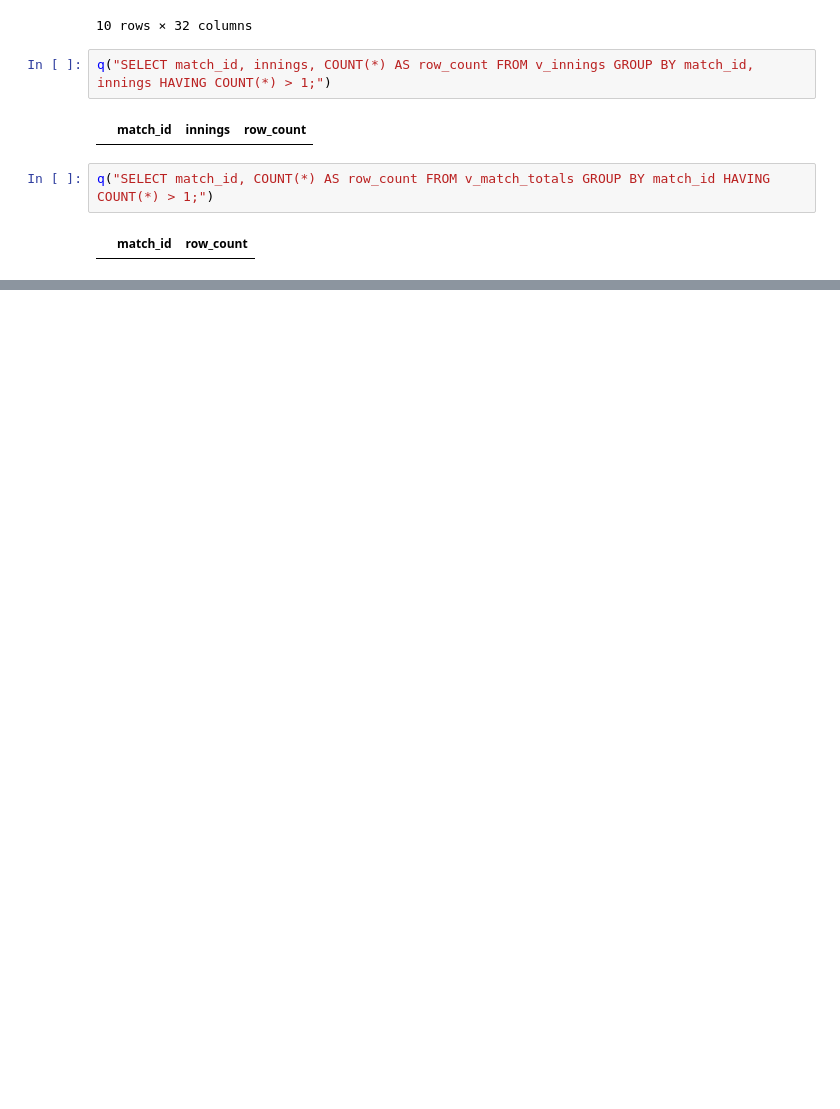
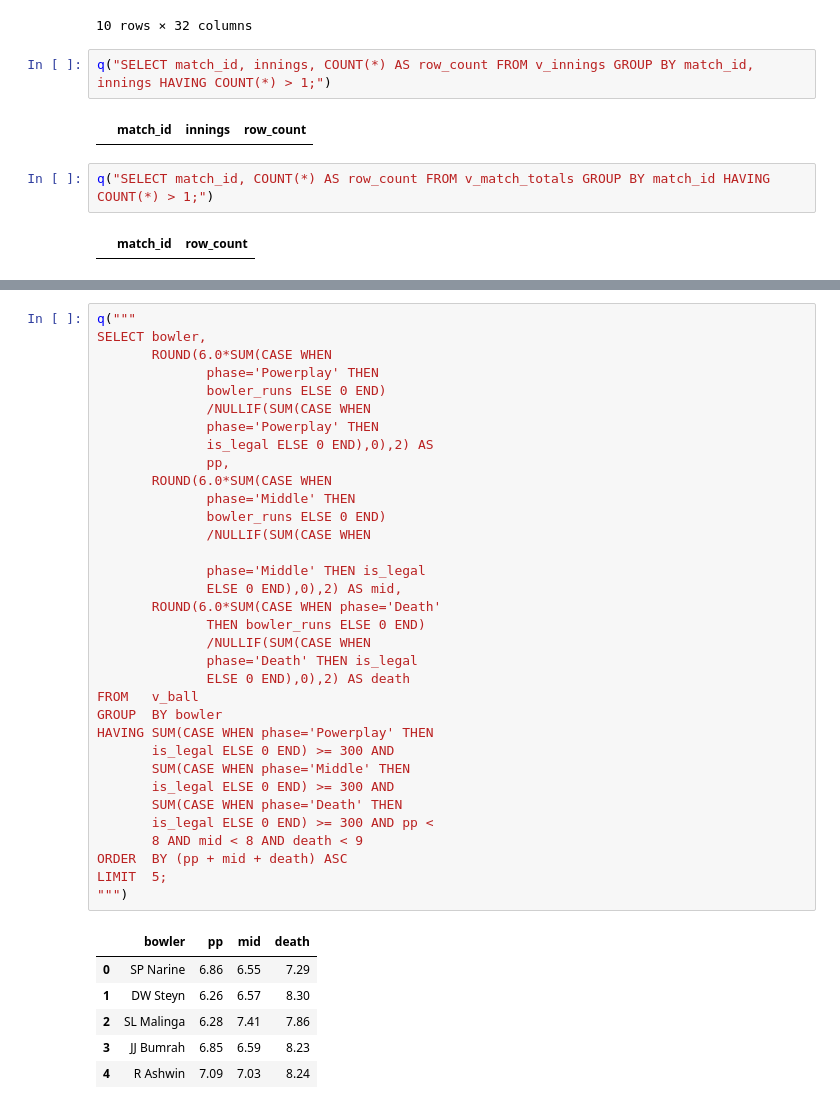
Before and after one commit to muhammednajif/ipl-cricket-analytics, a Jupyter notebook: notebooks/03_analysis.ipynb, the cells around one changed output, grey strips where cells are left out. Saved outputs shown, nothing was run; the diff lists cells and outputs as text; blank space fills up the shorter version.

```diff
--- a/notebooks/03_analysis.ipynb
+++ b/notebooks/03_analysis.ipynb
@@ -73,0 +98,41 @@ q("SELECT match_id, COUNT(*) AS row_count FROM v_match_totals GROUP BY match_id
+# %%
+q("""
+SELECT bowler,
+       ROUND(6.0*SUM(CASE WHEN
+              phase='Powerplay' THEN
+              bowler_runs ELSE 0 END)
+              /NULLIF(SUM(CASE WHEN
+              phase='Powerplay' THEN
+              is_legal ELSE 0 END),0),2) AS
+              pp,
+       ROUND(6.0*SUM(CASE WHEN
+              phase='Middle' THEN
+              bowler_runs ELSE 0 END)
+              /NULLIF(SUM(CASE WHEN
+
+              phase='Middle' THEN is_legal
+              ELSE 0 END),0),2) AS mid,
+       ROUND(6.0*SUM(CASE WHEN phase='Death'
+              THEN bowler_runs ELSE 0 END)
+              /NULLIF(SUM(CASE WHEN
+              phase='Death' THEN is_legal
+              ELSE 0 END),0),2) AS death
+FROM   v_ball
+GROUP  BY bowler
+HAVING SUM(CASE WHEN phase='Powerplay' THEN
+       is_legal ELSE 0 END) >= 300 AND
+       SUM(CASE WHEN phase='Middle' THEN
+       is_legal ELSE 0 END) >= 300 AND
+       SUM(CASE WHEN phase='Death' THEN
+       is_legal ELSE 0 END) >= 300 AND pp <
+       8 AND mid < 8 AND death < 9
+ORDER  BY (pp + mid + death) ASC
+LIMIT  5;
+""")
+# %% [output]
+|  | bowler | pp | mid | death |
+| 0 | SP Narine | 6.86 | 6.55 | 7.29 |
+| 1 | DW Steyn | 6.26 | 6.57 | 8.30 |
+| 2 | SL Malinga | 6.28 | 7.41 | 7.86 |
+| 3 | JJ Bumrah | 6.85 | 6.59 | 8.23 |
+| 4 | R Ashwin | 7.09 | 7.03 | 8.24 |
```
Also changed, not shown: parts of 227 cells of this notebook.
